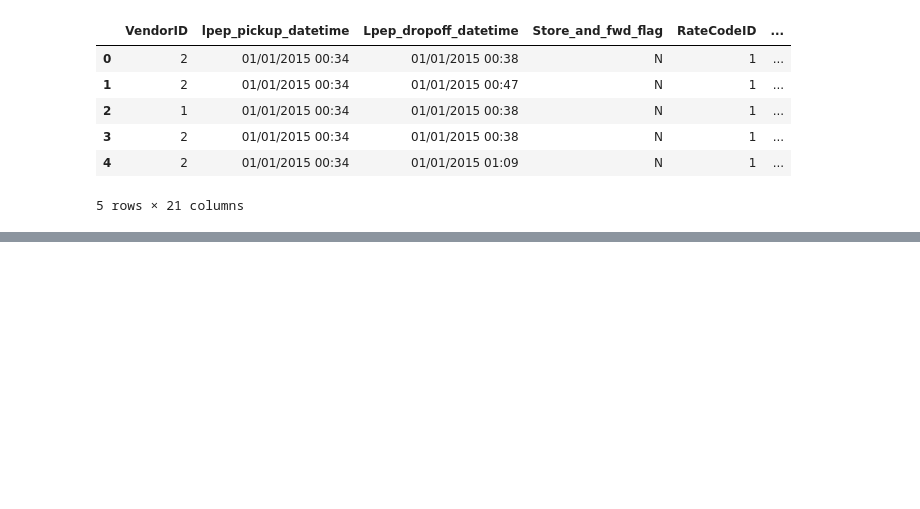
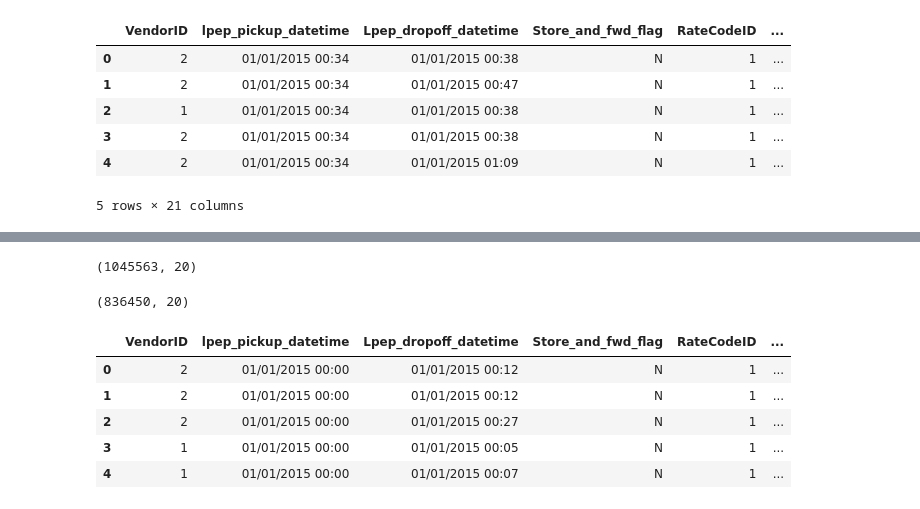
Before and after one commit to AlanItzep/JupyterGH, a Jupyter notebook: NYCTaxi.ipynb, the cells around one changed output, grey strips where cells are left out. Cells and saved outputs as stored; diff of their text form; code cells hidden in the pictures; blank space fills up the shorter version.

```diff
--- a/NYCTaxi.ipynb
+++ b/NYCTaxi.ipynb
@@ -27,0 +141,10 @@ dfg.describe()
+# %%
+df.shape
+# %% [output]
+(1045563, 20)
+# %%
+from random import sample
+lil_df = df.loc[np.random.choice(df.index, 836450, replace = False)]
+lil_df.shape
+# %% [output]
+(836450, 20)
@@ -27,0 +155,9 @@ dfg.describe()
+# %%
+lil_df.head()
+# %% [output]
+|  | VendorID | lpep_pickup_datetime | Lpep_dropoff_datetime | Store_and_fwd_flag | RateCodeID | ... |
+| 0 | 2 | 01/01/2015 00:00 | 01/01/2015 00:12 | N | 1 | ... |
+| 1 | 2 | 01/01/2015 00:00 | 01/01/2015 00:12 | N | 1 | ... |
+| 2 | 2 | 01/01/2015 00:00 | 01/01/2015 00:27 | N | 1 | ... |
+| 3 | 1 | 01/01/2015 00:00 | 01/01/2015 00:05 | N | 1 | ... |
+| 4 | 1 | 01/01/2015 00:00 | 01/01/2015 00:07 | N | 1 | ... |
```
Also changed, not shown: parts of 53 cells of this notebook.
